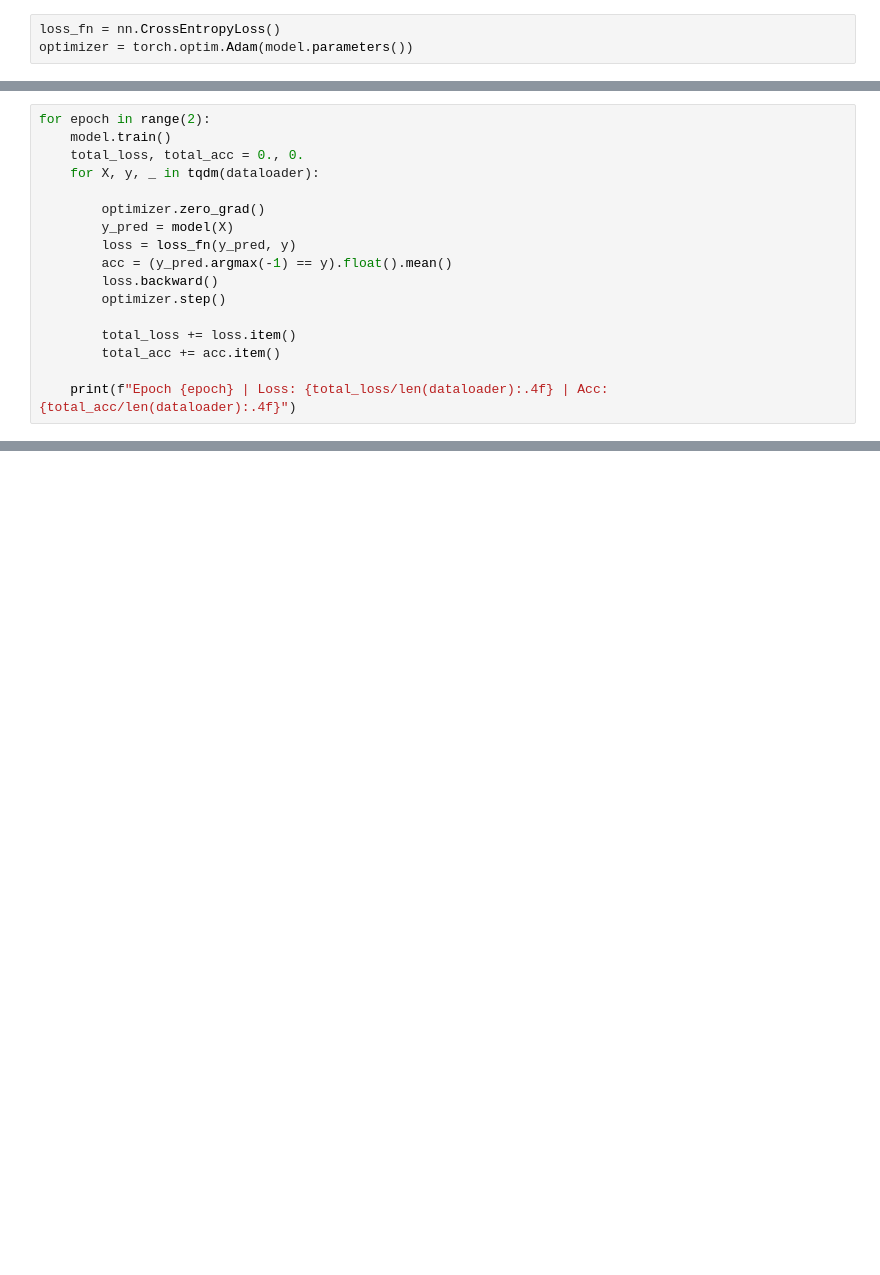
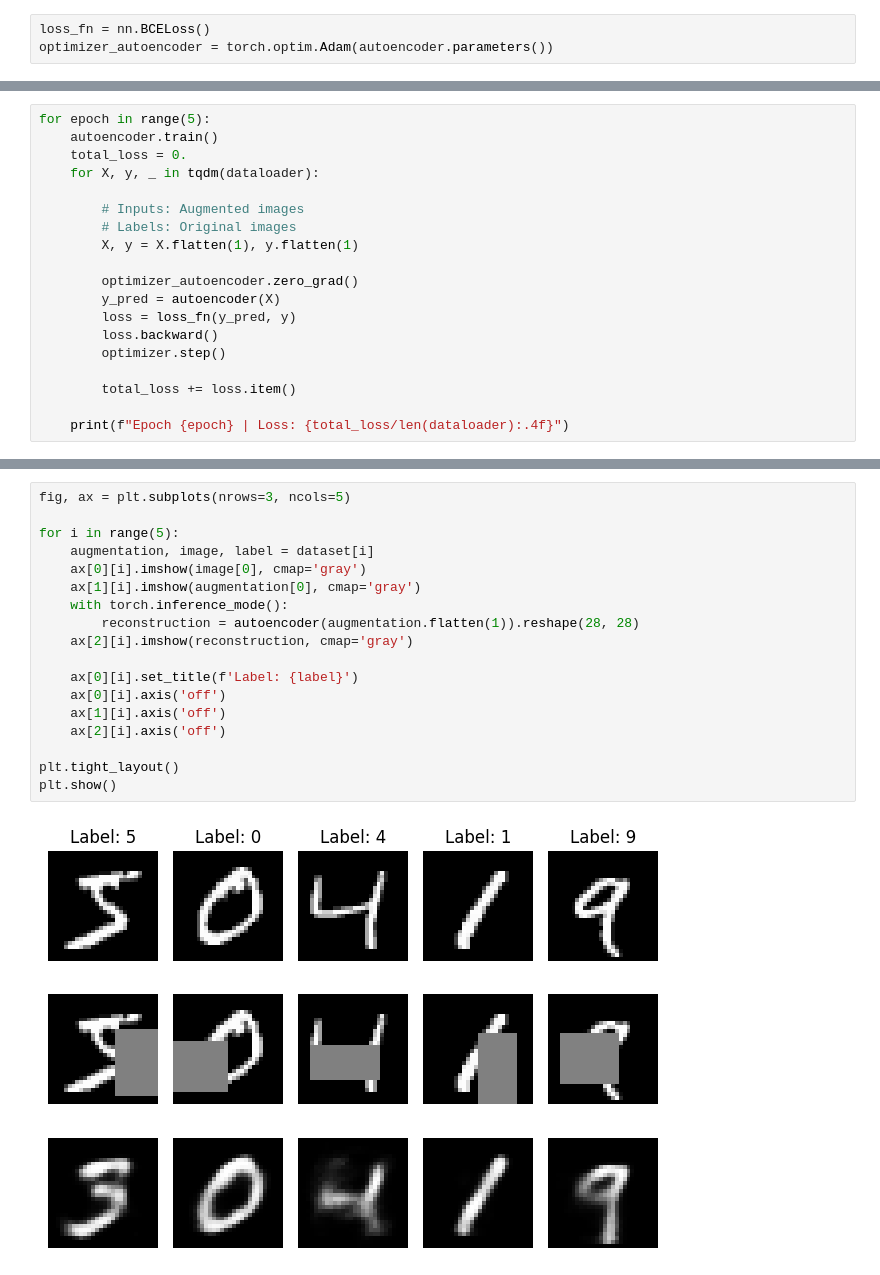
Before and after one commit to rug-udl-2425/Tutorials, a Jupyter notebook: tutorial3/representation.ipynb, the cells around one changed output, grey strips where cells are left out. Drawn from its saved outputs; the diff is of its cells as text; blank space fills up the shorter version.

```diff
--- a/tutorial3/representation.ipynb
+++ b/tutorial3/representation.ipynb
@@ -53,3 +92,3 @@ model = RotationPredictor()
 # %%
-loss_fn = nn.CrossEntropyLoss()
-optimizer = torch.optim.Adam(model.parameters())
+loss_fn = nn.BCELoss()
+optimizer_autoencoder = torch.optim.Adam(autoencoder.parameters())
@@ -56,18 +97,20 @@ optimizer = torch.optim.Adam(model.parameters())
 # %%
-for epoch in range(2):
-    model.train()
-    total_loss, total_acc = 0., 0.
+for epoch in range(5):
+    autoencoder.train()
+    total_loss = 0.
     for X, y, _ in tqdm(dataloader):
 
-        optimizer.zero_grad()
-        y_pred = model(X)
+        # Inputs: Augmented images
+        # Labels: Original images
+        X, y = X.flatten(1), y.flatten(1)
+
+        optimizer_autoencoder.zero_grad()
+        y_pred = autoencoder(X)
         loss = loss_fn(y_pred, y)
-        acc = (y_pred.argmax(-1) == y).float().mean()
         loss.backward()
         optimizer.step()
 
         total_loss += loss.item()
-        total_acc += acc.item()
 
-    print(f"Epoch {epoch} | Loss: {total_loss/len(dataloader):.4f} | Acc: {total_acc/len(dataloader):.4f}")
+    print(f"Epoch {epoch} | Loss: {total_loss/len(dataloader):.4f}")
 # %% [output]
@@ -106,0 +124,20 @@ Epoch 1 | Loss: 1.9527 | Acc: 0.5213
+# %%
+fig, ax = plt.subplots(nrows=3, ncols=5)
+
+for i in range(5):
+    augmentation, image, label = dataset[i]
+    ax[0][i].imshow(image[0], cmap='gray')
+    ax[1][i].imshow(augmentation[0], cmap='gray')
+    with torch.inference_mode():
+        reconstruction = autoencoder(augmentation.flatten(1)).reshape(28, 28)
+    ax[2][i].imshow(reconstruction, cmap='gray')
+
+    ax[0][i].set_title(f'Label: {label}')
+    ax[0][i].axis('off')
+    ax[1][i].axis('off')
+    ax[2][i].axis('off')
+
+plt.tight_layout()
+plt.show()
+# %% [output]
+[figure, added]
```
Also changed, not shown: parts of 24 cells of this notebook.
